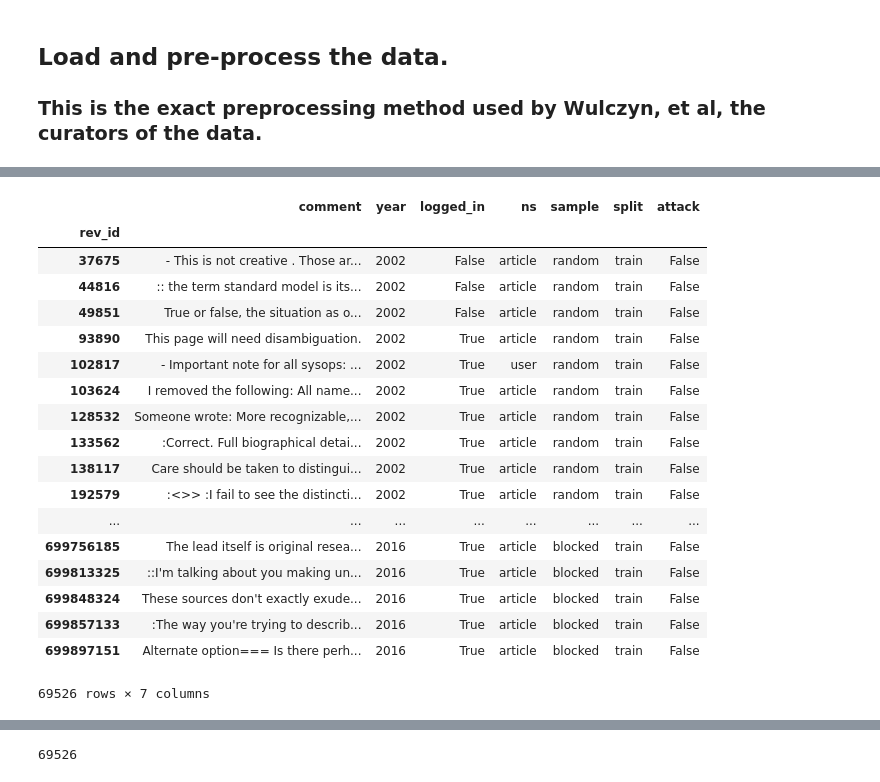
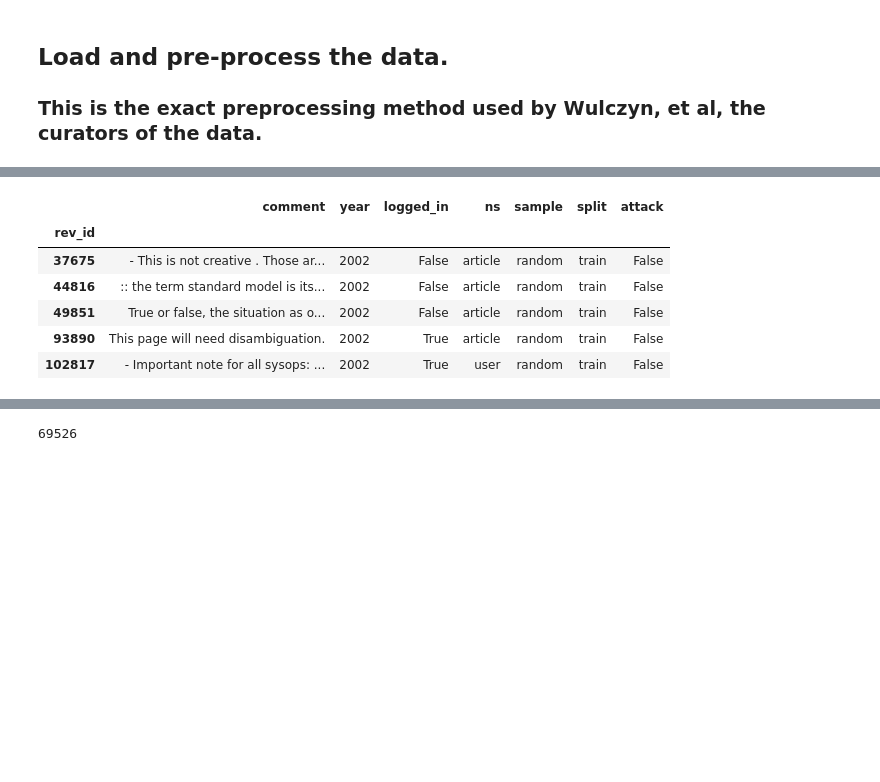
Before and after one commit to TracyMRohlin/Trolling_RNN, a Jupyter notebook: sandbox.ipynb, the cells around one changed output, grey strips where cells are left out. Drawn from its saved outputs; the diff is of its cells as text; code cells hidden in the pictures; blank space fills up the shorter version.

```diff
--- a/sandbox.ipynb
+++ b/sandbox.ipynb
@@ -77,25 +93,13 @@ train_data = comments.loc[comments['split'] == 'train']
 # %%
-train_data
+train_data.head(5)
 # %% [output]
 |  | comment | year | logged_in | ns | sample | split | attack |
 | rev_id |  |  |  |  |  |  |  |
 | 37675 | - This is not creative . Those ar... | 2002 | False | article | random | train | False |
 | 44816 | :: the term standard model is its... | 2002 | False | article | random | train | False |
 | 49851 | True or false, the situation as o... | 2002 | False | article | random | train | False |
 | 93890 | This page will need disambiguation. | 2002 | True | article | random | train | False |
 | 102817 | - Important note for all sysops: ... | 2002 | True | user | random | train | False |
-| 103624 | I removed the following: All name... | 2002 | True | article | random | train | False |
-| 128532 | Someone wrote: More recognizable,... | 2002 | True | article | random | train | False |
-| 133562 | :Correct. Full biographical detai... | 2002 | True | article | random | train | False |
-| 138117 | Care should be taken to distingui... | 2002 | True | article | random | train | False |
-| 192579 | :<>> :I fail to see the distincti... | 2002 | True | article | random | train | False |
-| ... | ... | ... | ... | ... | ... | ... | ... |
-| 699756185 | The lead itself is original resea... | 2016 | True | article | blocked | train | False |
-| 699813325 | ::I'm talking about you making un... | 2016 | True | article | blocked | train | False |
-| 699848324 | These sources don't exactly exude... | 2016 | True | article | blocked | train | False |
-| 699857133 | :The way you're trying to describ... | 2016 | True | article | blocked | train | False |
-| 699897151 | Alternate option=== Is there perh... | 2016 | True | article | blocked | train | False |
-69526 rows × 7 columns
 # %%
 # Put all the training data (comments) into a list
 train_texts = train_data["comment"].tolist()
```
Also changed, not shown: parts of 4 cells of this notebook.
